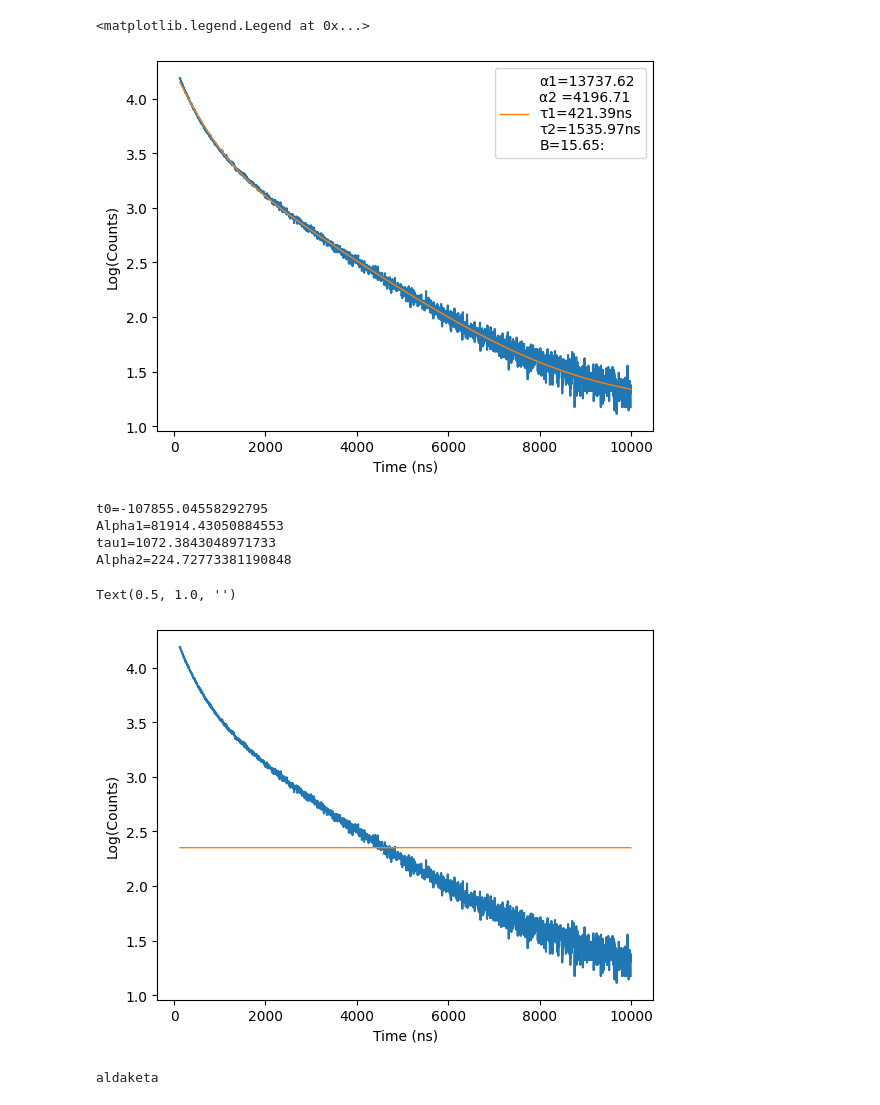
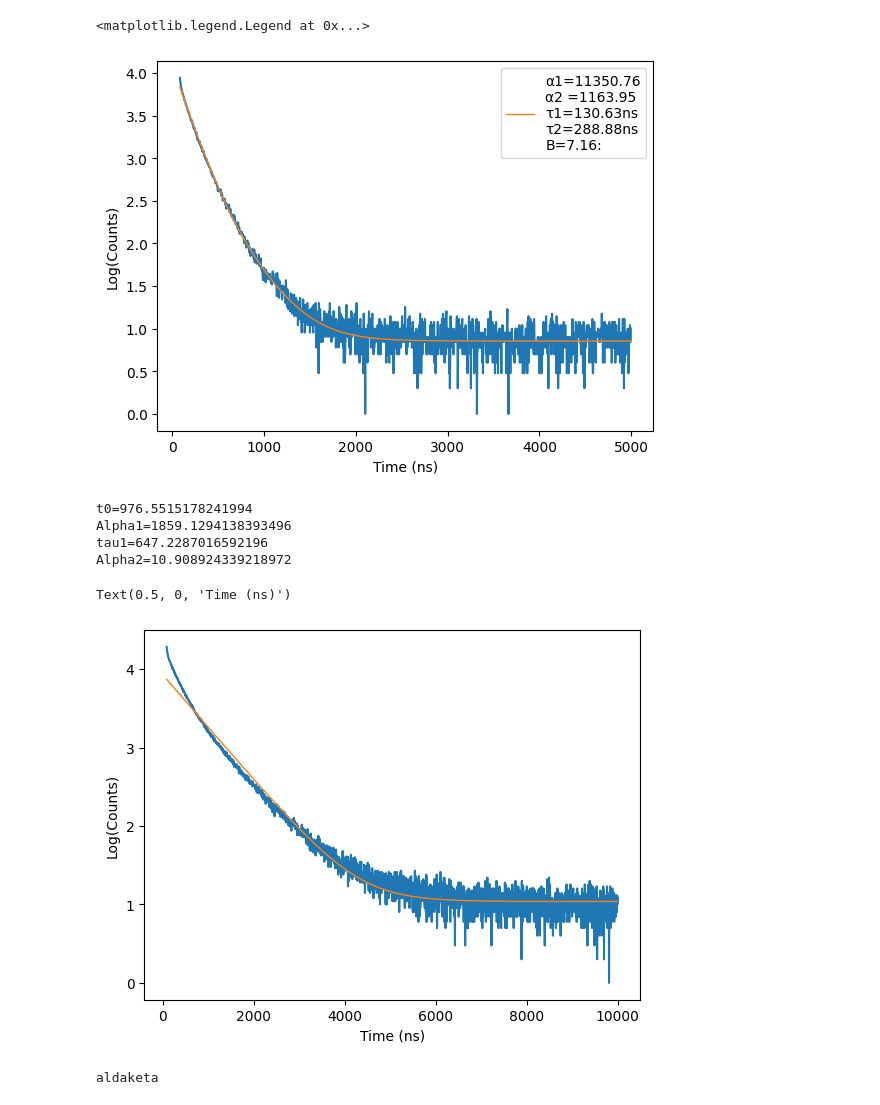
Before and after one commit to MikelElorza/Data-analysis, a Jupyter notebook: Narrow field/Analisis_ptu.ipynb, the cells around one changed output. Drawn from its saved outputs; the diff is of its cells as text; code cells hidden in the pictures.

```diff
--- a/Narrow field/Analisis_ptu.ipynb
+++ b/Narrow field/Analisis_ptu.ipynb
@@ -42,7 +42,7 @@ def model2(x,alpha1,tau1,alpha2,tau2,B):
 # %%
 sn=snAPI()
 # %%
-free_0='C:/Users/NEXT-BOLD/Documents/MIKEL/Dropbox/Proyectos/data/APD/AAN155_Concentraciones3/1e-5_Filter7/Ba_degassed.ptu'
+free_0='C:/Users/NEXT-BOLD/Documents/MIKEL/Dropbox/Proyectos/data/APD/AAN155_Concentraciones3/1e-5_Filter7/Ba_degassed_old_Ar_after_new_Ar.ptu'
 # %%
 os.listdir(free_0)
 # %% [output]
@@ -51,7 +51,7 @@ NotADirectoryError: [WinError 267] El nombre del directorio no es válido: 'C:/U
 f0=HH_T3(sn,filename=free_0)
 # %%
 binning=4
-countsf0,edges=binned(f0.df['dTimes'],f0.t_resol*binning,0,10000)
+countsf0,edges=binned(f0.df['dTimes'],f0.t_resol*binning,0,5000)
 bins=edges2bins(edges)
 
 plt.plot(bins,countsf0,label='Free (no filters)')
@@ -65,5 +65,5 @@ Text(0, 0.5, 'Counts')
 # %%
-n0=30
+n0=20
 xdata0=bins[n0:]
 ydata0=np.log10(countsf0[n0:])
 valid = ~(np.isinf(xdata0) | np.isinf(ydata0))
@@ -89,30 +89,30 @@ plt.legend()
 #plt.savefig('Plots/{}.png'.format(filename))
 # %% [output]
 <matplotlib.legend.Legend at 0x...>
-[figure, old version]
+[figure, new version]
 # %%
 popt, pcov = curve_fit(f=model1,xdata=xdata,ydata=ydata,p0=(10,300.0,400.0,10),)
 # %%
 plt.plot(xdata,ydata)
 plt.plot(xdata,model1(xdata,popt[0],popt[1],popt[2],popt[3]),linewidth=1)
 #plt.yscale('log')
 #plt.xscale('log')
 print('t0='+str(popt[0]))
 print('Alpha1='+str(popt[1]))
 print('tau1='+str(popt[2]))
 print('Alpha2='+str(popt[3]))
 
 plt.ylabel('Log(Counts)')
 plt.xlabel('Time (ns)')
-plt.title(filename[:-4])
+#plt.title(filename[:-4])
 #plt.legend()
 # %% [output]
-t0=-107855.04558292795
-Alpha1=81914.43050884553
-tau1=1072.3843048971733
-Alpha2=224.72773381190848
+t0=976.5515178241994
+Alpha1=1859.1294138393496
+tau1=647.2287016592196
+Alpha2=10.908924339218972
-Text(0.5, 1.0, '')
+Text(0.5, 0, 'Time (ns)')
-[figure, old version]
+[figure, new version]
 # %%
 print('aldaketa')
 # %% [output]
```
Also changed, not shown: parts of 2 cells of this notebook, 1 other file.
